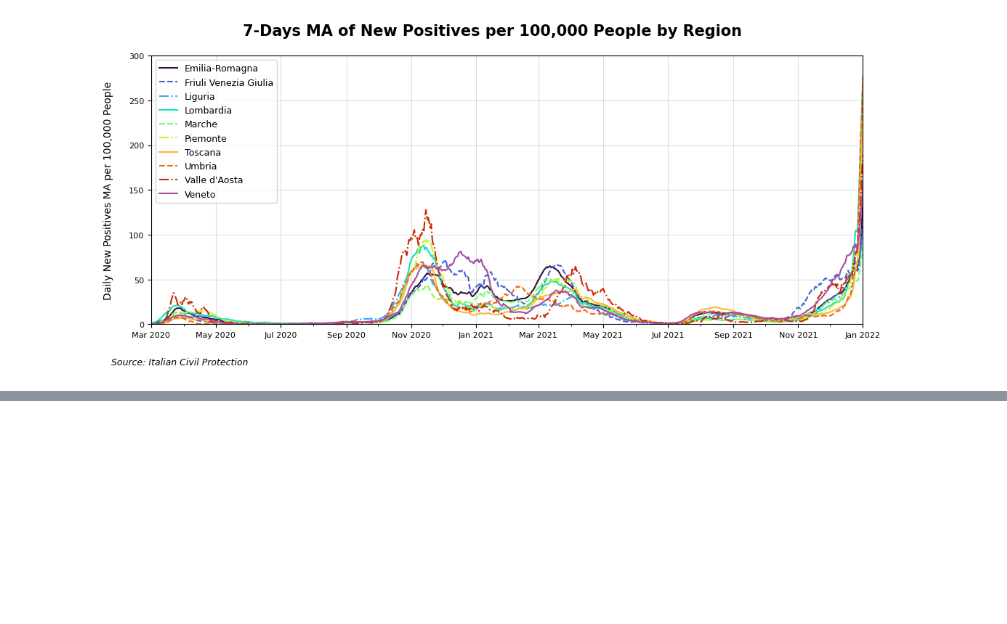
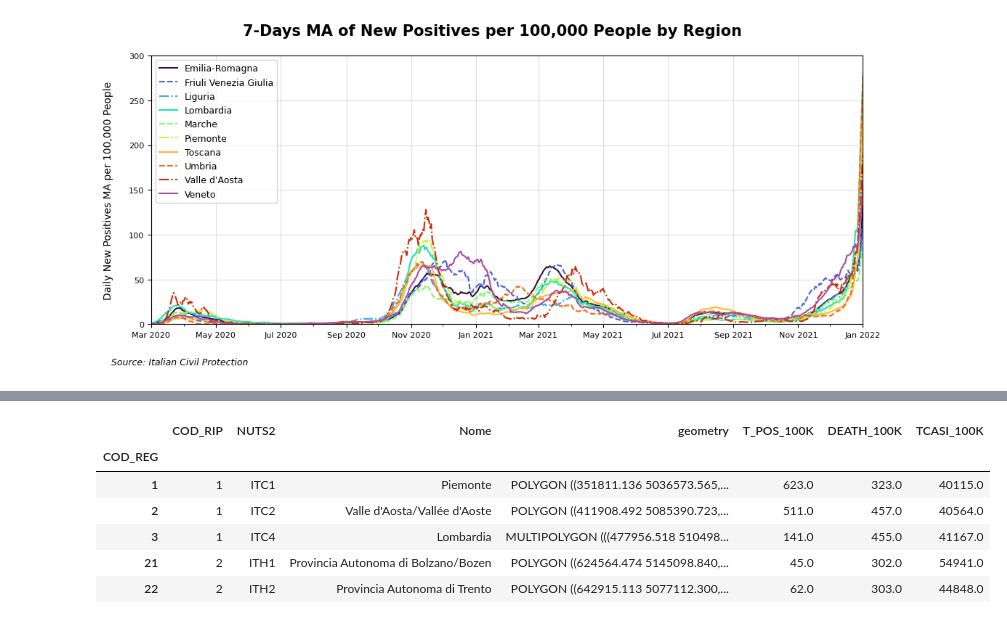
Before and after one commit to zurlog/dpc-covid19, a Jupyter notebook: scripts/dpc-covid19-regions.ipynb, the cells around one changed output, grey strips where cells are left out. Saved outputs shown, nothing was run; the diff lists cells and outputs as text; code cells hidden in the pictures; blank space fills up the shorter version.

```diff
--- a/scripts/dpc-covid19-regions.ipynb
+++ b/scripts/dpc-covid19-regions.ipynb
@@ -477,0 +450,30 @@ save_fig('new_positives_100k_reg')
+# %%
+# Select data for the map
+date = np.max(regioni.data)
+columns = ['codice_regione','totale_positivi_100k','deceduti_100k','totale_casi_100k']
+data_formap = regioni.xs(date, level = 1).groupby(level = 0).apply(lambda x: x)[columns]
+
+# Replace the 'denominazione_regione' Index with the 'codice_regione' one
+data_formap.set_index('codice_regione', inplace=True)
+data_formap.sort_index(inplace=True)
+
+# Join the data with the map GeoDataFrame
+merged = map_df.join(data_formap)
+merged = merged.rename(columns={
+    'totale_positivi_100k': 'T_POS_100K',
+    'deceduti_100k': 'DEATH_100K',
+    'totale_casi_100k': 'TCASI_100K'
+})
+
+display(merged.head())
+
+# Save the final GeoDataFrame to .shp file
+merged.to_file(f'{RESULTS_PATH}/geodata/Reg01012021_g/regioni_GeoDataFrame.shp')
+# %% [output]
+|  | COD_RIP | NUTS2 | Nome | geometry | T_POS_100K | DEATH_100K | TCASI_100K |
+| COD_REG |  |  |  |  |  |  |  |
+| 1 | 1 | ITC1 | Piemonte | POLYGON ((351811.136 5036573.565,... | 623.0 | 323.0 | 40115.0 |
+| 2 | 1 | ITC2 | Valle d'Aosta/Vallée d'Aoste | POLYGON ((411908.492 5085390.723,... | 511.0 | 457.0 | 40564.0 |
+| 3 | 1 | ITC4 | Lombardia | MULTIPOLYGON (((477956.518 510498... | 141.0 | 455.0 | 41167.0 |
+| 21 | 2 | ITH1 | Provincia Autonoma di Bolzano/Bozen | POLYGON ((624564.474 5145098.840,... | 45.0 | 302.0 | 54941.0 |
+| 22 | 2 | ITH2 | Provincia Autonoma di Trento | POLYGON ((642915.113 5077112.300,... | 62.0 | 303.0 | 44848.0 |
```
Also changed, not shown: parts of 23 cells of this notebook, 36 other files.
